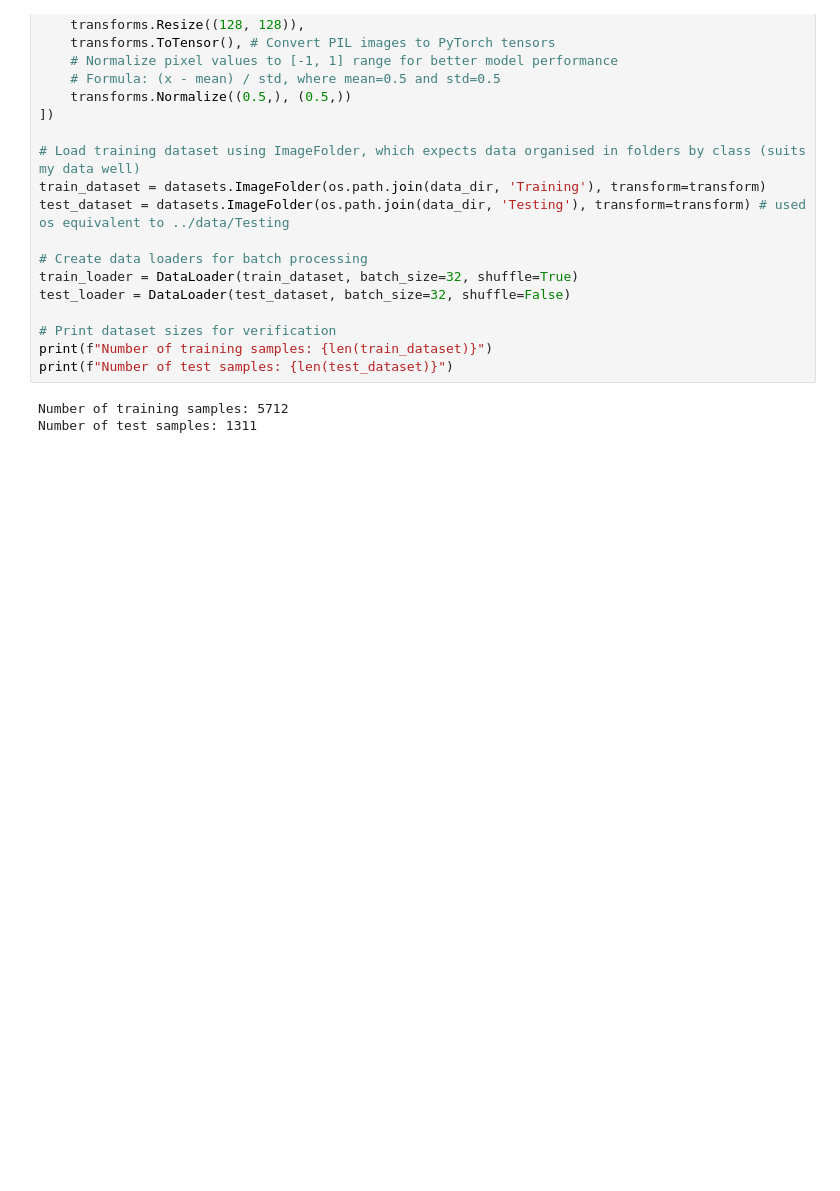
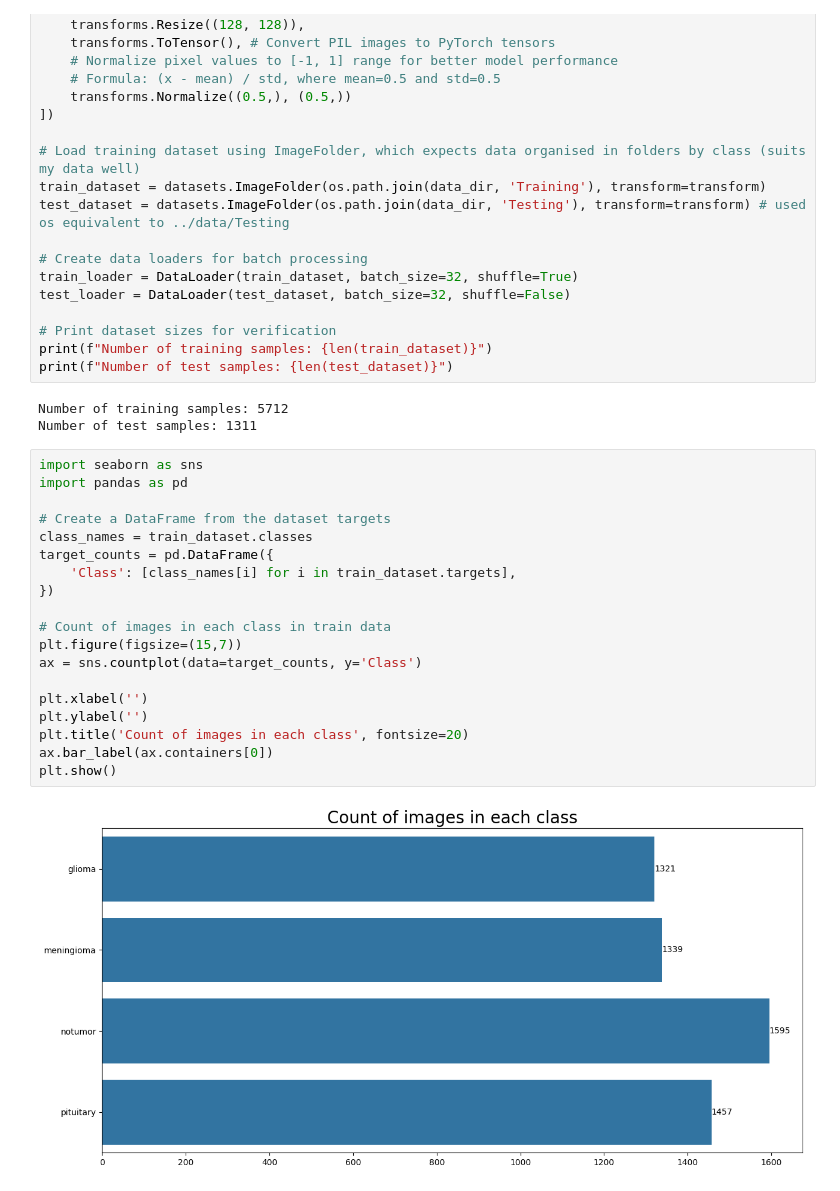
Before and after one commit to om-894/mri-diagnosis-project, a Jupyter notebook: notebooks/mri_diagnosis_starter.ipynb, the cells around one changed output. Cells and saved outputs as stored; diff of their text form; blank space fills up the shorter version.

```diff
--- a/notebooks/mri_diagnosis_starter.ipynb
+++ b/notebooks/mri_diagnosis_starter.ipynb
@@ -73,6 +60,27 @@ print(f"Number of test samples: {len(test_dataset)}")
 # %% [output]
 Number of training samples: 5712
 Number of test samples: 1311
+# %%
+import seaborn as sns
+import pandas as pd
+
+# Create a DataFrame from the dataset targets
+class_names = train_dataset.classes
+target_counts = pd.DataFrame({
+	'Class': [class_names[i] for i in train_dataset.targets],
+})
+
+# Count of images in each class in train data
+plt.figure(figsize=(15,7))
+ax = sns.countplot(data=target_counts, y='Class')
+
+plt.xlabel('')
+plt.ylabel('')
+plt.title('Count of images in each class', fontsize=20)
+ax.bar_label(ax.containers[0])
+plt.show()
+# %% [output]
+[figure, added]
 # %%
 import torchvision  # Import torchvision for image utilities
 
```
Also changed, not shown: parts of 18 cells of this notebook.
